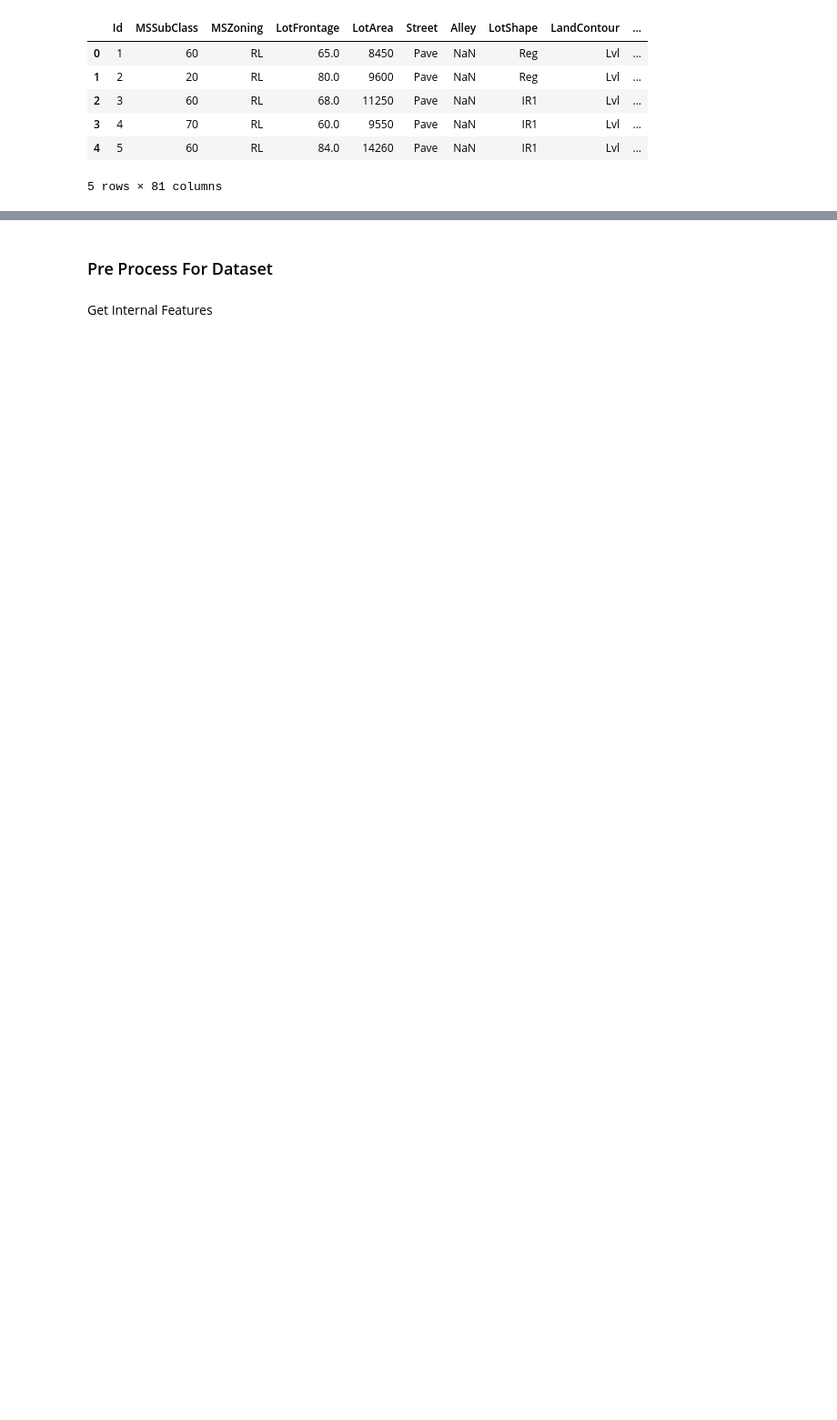
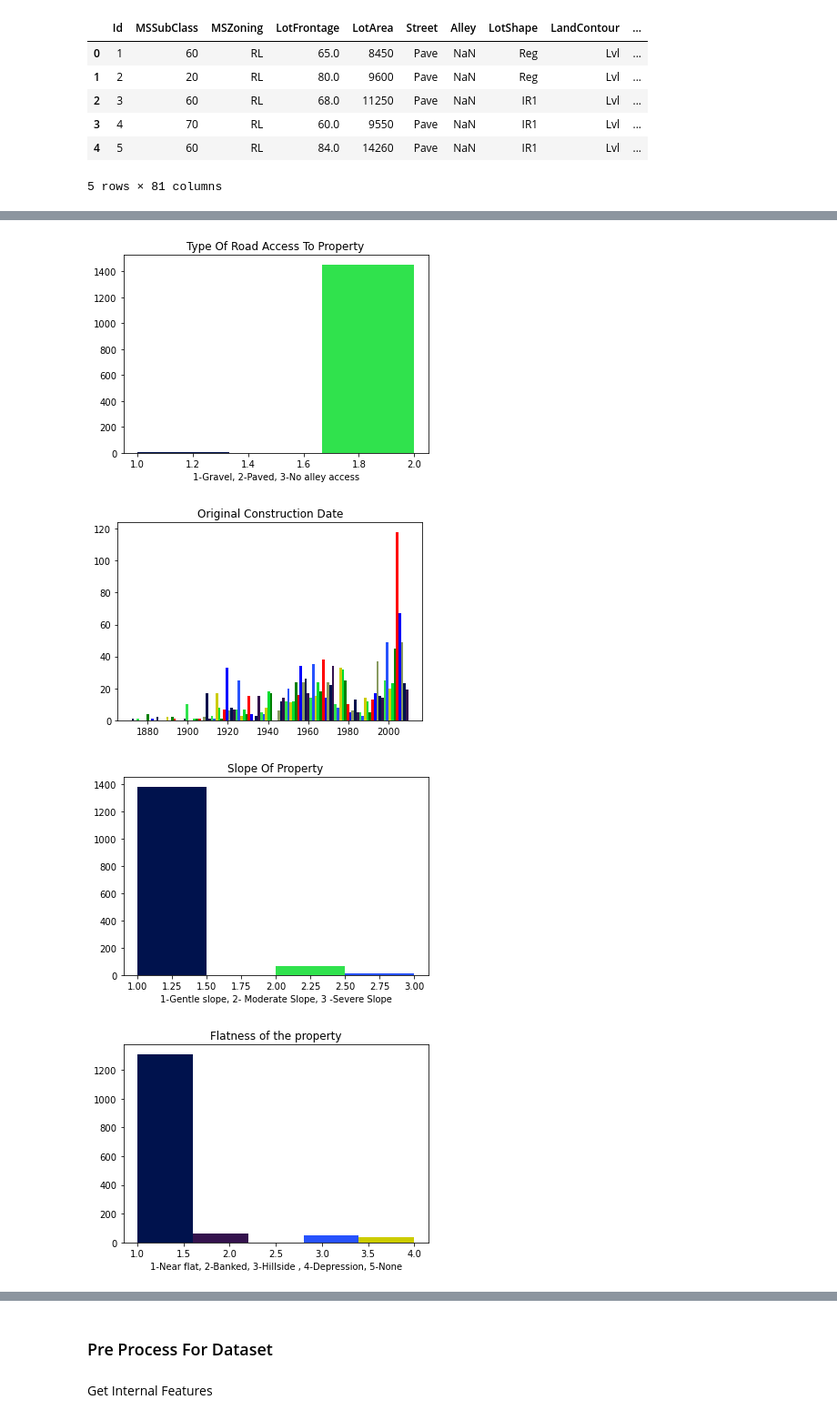
Before and after one commit to FurkanErcelebi/DataMining-Project, a Jupyter notebook: Project.ipynb, the cells around one changed output, grey strips where cells are left out. Shown at 91% size. Drawn from its saved outputs; the diff is of its cells as text; code cells hidden in the pictures; blank space fills up the shorter version.

```diff
--- a/Project.ipynb
+++ b/Project.ipynb
@@ -115,0 +173,42 @@ plt.show()
+# %%
+showHistogram(df_train['Street'],
+                          'Type Of Road Access To Property',
+                      '1-Gravel, 2-Paved, 3-No alley access'
+                    , {"Grvl" : 1, "Pave" : 2, "NA" : 3} )
+
+showHistogram(df_train['YearBuilt'] , 'Original Construction Date','')
+
+showHistogram(df_train['LandSlope'] ,
+                        'Slope Of Property',
+                      '1-Gentle slope, 2- Moderate Slope, 3 -Severe Slope',
+                      {"Gtl" : 1, "Mod" : 2, "Sev" : 3, "None" : 4})
+
+showHistogram(df_train['LandContour'] ,
+                          'Flatness of the property',
+                      '1-Near flat, 2-Banked, 3-Hillside , 4-Depression, 5-None',
+                      {"Lvl" : 1,"Bnk" : 2,"HLS" : 3,"Low" : 4,"None" : 5})
+
+showHistogram(df_train['LotArea'], 'Lot Size In Square Feet','')
+
+showHistogram(df_train['LotShape'] ,
+                          'General Shape of Property',
+                      '1-Regular, 2-Slightly irregular , 3-Moderately Irregular, 4-Irregular, 5-None'
+                    , {"Reg" : 1, "IR1" : 2, "IR2" : 3, "IR3" : 4, "None" : 5})
+
+showHistogram(df_train['BldgType'],'Type Of Dwelling',
+                      '1- Single family Detached ,2- Two-family Conversion,3- Duplex,4-Townhouse end Unit,5-Townhouse inside unit,6- None',
+                      {"1Fam" : 1, "2fmCon" : 2, "Duplex" : 3, "TwnhsE" : 4, "Twnhs" : 5, "None" : 6})
+
+showHistogram(df_train['Exterior1st'],'Exterior Covering On House'
+                      ,'1-Asbestos Shingles, 2 - Asphalt Shingles,3 - Brick Common,4 - Brick Face5-Cinder Block6-Cement Board, 7 - Hard Board,8- Imitation Stucco,9 -Metal Siding,10 - Other,11- Plywood,12 - PreCast,13- Stone,14- Stucco,15-Vinyl Siding,16- Wood Siding,17 - Wood Shingles,18 - None '
+                      ,{"AsbShng" : 1, "AsphShn" : 2, "BrkComm" : 3, "BrkFace" : 4, "CBlock" : 5, "CemntBd" : 6, "HdBoard" : 7, "ImStucc" : 8, "MetalSd" : 9, "Other" : 10, "Plywood" : 11, "PreCast" : 12, "Stone" : 13, "Stucco" : 14, "VinylSd" : 15, "Wd Sdng" : 16, "WdShing" : 17, "None" : 18})
+
+showHistogram(df_train['Foundation'] ,
+                          'Type of Foundation',
+                      '1 - Brick & Tile,2-Cinder Block,3 - Poured Contrete, 4 - Slab , 5 - Stone,6 - Wood, 7- None',
+                      {"BrkTil" : 1, "CBlock" : 2, "PConc" : 3, "Slab" : 4, "Stone" : 5, "Wood" : 6, "None" : 7})
+# %% [output]
+[figure, added]
+[figure, added]
+[figure, added]
+[figure, added]
```
Also changed, not shown: parts of 14 cells of this notebook.
